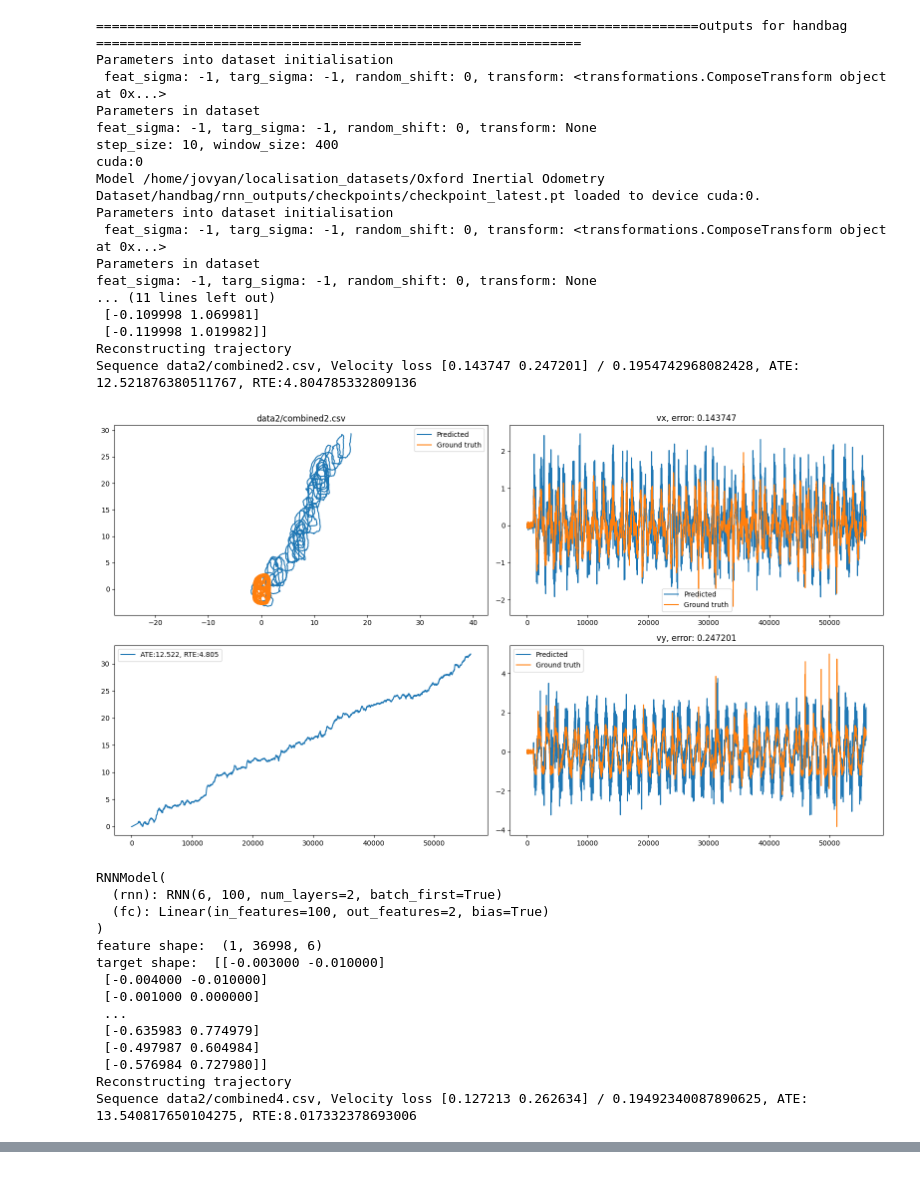
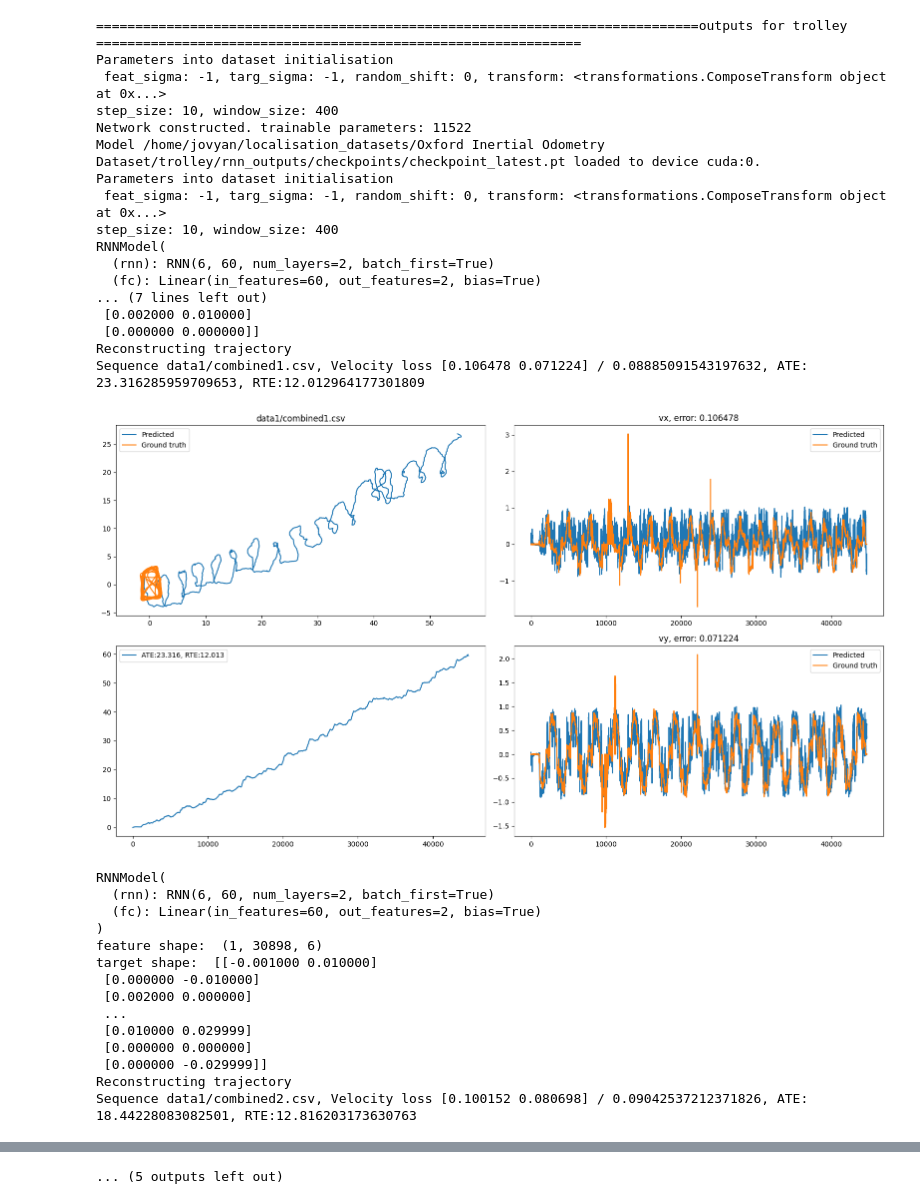
Before and after one commit to AndrewCheam/IMU_localisation, a Jupyter notebook: Oxiod/source/Oxiod_RNN.ipynb, the cells around one changed output, grey strips where cells are left out. Drawn from its saved outputs; the diff is of its cells as text; code cells hidden in the pictures.

```diff
--- a/Oxiod/source/Oxiod_RNN.ipynb
+++ b/Oxiod/source/Oxiod_RNN.ipynb
@@ -57,6 +65,9 @@ class RNNModel(nn.Module):
         # Readout layer
         self.fc = nn.Linear(hidden_dim, output_dim)
 
+        pytorch_total_params = sum(p.numel() for p in self.parameters() if p.requires_grad)
+        print('Network constructed. trainable parameters: {}'.format(pytorch_total_params))
+
     def forward(self, x):
 
         # Initialize hidden state with zeros
@@ -96,7 +107,7 @@ args.step_size = 10
 args.window_size = 400
 args.lr = 1e-04
 args.batch_size = 256
-args.epochs = 80
+args.epochs = 100
 args.freeze_params = False
 args.save_interval = 20
 
@@ -117,8 +128,7 @@ args.target_sigma = 2
 np.set_printoptions(formatter={'all': lambda x: '{:.6f}'.format(x)})
 
 def get_model(args, **kwargs):
-    print(device)
-    network = RNNModel(6, 100, 2, 2, device)
+    network = RNNModel(6, 60, 2, 2, device)
     return network
 # %%
 class GlobalPosLoss(torch.nn.Module):
@@ -582,13 +592,13 @@ def test(args, **kwargs):
     print(measure, '\n', values)
 # %%
 #data_path_list = ['handbag', 'handheld', 'pocket', 'running', 'slow walking', 'trolley', 'large scale']
-data_path_list = ['handbag']
+data_path_list = ['trolley']
 i = 1
 fig = plt.figure(figsize=(15, 6))
 fig.tight_layout()
 for data in data_path_list:
-    args.root_dir = osp.join(dataset_folder, 'Oxford Inertial Odometry Dataset/handheld')
-    args.train_list = osp.join(args.root_dir, 'Train-small.txt')
+    args.root_dir = osp.join(dataset_folder, 'Oxford Inertial Odometry Dataset/' + data)
+    args.train_list = osp.join(args.root_dir, 'Train.txt')
     args.val_list = osp.join(args.root_dir, 'Validation.txt')
     args.model_path = osp.join(args.out_dir, 'checkpoints/checkpoint_latest.pt')
     args.out_dir = osp.join(args.root_dir, args.type + '_outputs')
@@ -621,46 +631,46 @@ Training completed
 # %%
 args.saveAnim = False
 args.batch_size = 1
 args.target_sigma = -1
 #data_path_list = ['handbag', 'handheld', 'pocket', 'running', 'slow walking', 'trolley', 'large scale']
-data_path_list = ['handbag']
+data_path_list = ['trolley']
 for data in data_path_list:
     print(f'=============================================================================outputs for {data} ==============================================================')
     args.root_dir = osp.join('/home/jovyan/localisation_datasets/Oxford Inertial Odometry Dataset', data)
-    args.test_list = osp.join(args.root_dir, 'Test.txt')
+    args.test_list = osp.join(args.root_dir, 'Train.txt')
     args.out_dir = osp.join(args.root_dir, args.type + '_outputs')
     args.model_path = osp.join(args.out_dir, 'checkpoints/checkpoint_latest.pt')
     test(args)
 # %% [output]
-=============================================================================outputs for handbag ==============================================================
+=============================================================================outputs for trolley ==============================================================
 Parameters into dataset initialisation
  feat_sigma: -1, targ_sigma: -1, random_shift: 0, transform: <transformations.ComposeTransform object at 0x...>
-Parameters in dataset
-feat_sigma: -1, targ_sigma: -1, random_shift: 0, transform: None
 step_size: 10, window_size: 400
-cuda:0
-Model /home/jovyan/localisation_datasets/Oxford Inertial Odometry Dataset/handbag/rnn_outputs/checkpoints/checkpoint_latest.pt loaded to device cuda:0.
+Network constructed. trainable parameters: 11522
+Model /home/jovyan/localisation_datasets/Oxford Inertial Odometry Dataset/trolley/rnn_outputs/checkpoints/checkpoint_latest.pt loaded to device cuda:0.
 Parameters into dataset initialisation
  feat_sigma: -1, targ_sigma: -1, random_shift: 0, transform: <transformations.ComposeTransform object at 0x...>
-Parameters in dataset
-feat_sigma: -1, targ_sigma: -1, random_shift: 0, transform: None
-... (11 lines left out)
- [-0.109998 1.069981]
- [-0.119998 1.019982]]
+step_size: 10, window_size: 400
+RNNModel(
+  (rnn): RNN(6, 60, num_layers=2, batch_first=True)
+  (fc): Linear(in_features=60, out_features=2, bias=True)
+... (7 lines left out)
+ [0.002000 0.010000]
+ [0.000000 0.000000]]
 Reconstructing trajectory
-Sequence data2/combined2.csv, Velocity loss [0.143747 0.247201] / 0.1954742968082428, ATE: 12.521876380511767, RTE:4.804785332809136
+Sequence data1/combined1.csv, Velocity loss [0.106478 0.071224] / 0.08885091543197632, ATE: 23.316285959709653, RTE:12.012964177301809
-[figure, old version]
+[figure, new version]
 RNNModel(
-  (rnn): RNN(6, 100, num_layers=2, batch_first=True)
-  (fc): Linear(in_features=100, out_features=2, bias=True)
+  (rnn): RNN(6, 60, num_layers=2, batch_first=True)
+  (fc): Linear(in_features=60, out_features=2, bias=True)
 )
-feature shape:  (1, 36998, 6)
-target shape:  [[-0.003000 -0.010000]
- [-0.004000 -0.010000]
- [-0.001000 0.000000]
+feature shape:  (1, 30898, 6)
+target shape:  [[-0.001000 0.010000]
+ [0.000000 -0.010000]
+ [0.002000 0.000000]
  ...
- [-0.635983 0.774979]
- [-0.497987 0.604984]
- [-0.576984 0.727980]]
+ [0.010000 0.029999]
+ [0.000000 0.000000]
+ [0.000000 -0.029999]]
 Reconstructing trajectory
-Sequence data2/combined4.csv, Velocity loss [0.127213 0.262634] / 0.19492340087890625, ATE: 13.540817650104275, RTE:8.017332378693006
+Sequence data1/combined2.csv, Velocity loss [0.100152 0.080698] / 0.09042537212371826, ATE: 18.44228083082501, RTE:12.816203173630763
@@ -669,0 +738 @@ ATE     RTE
+... (5 outputs left out)
```
Also changed, not shown: parts of 5 cells of this notebook, 55 other files.
